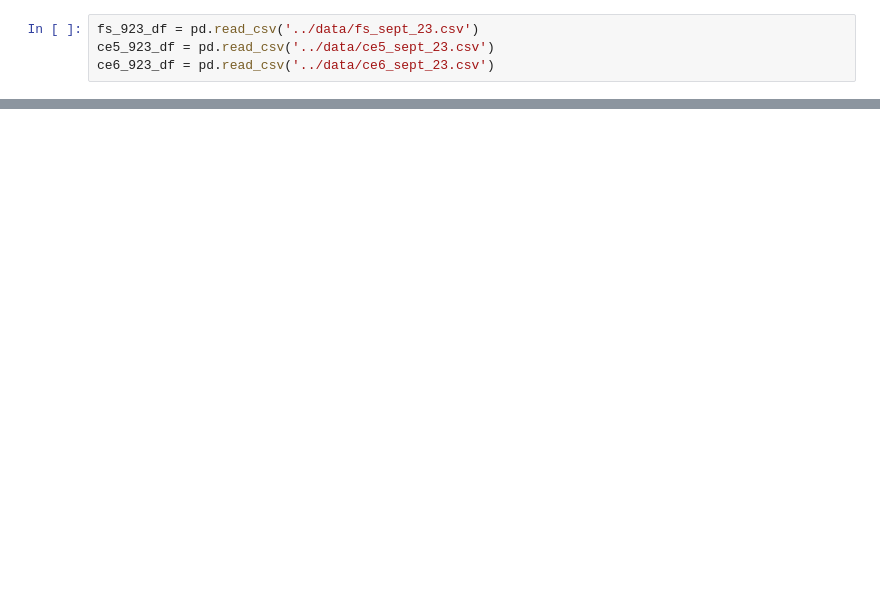
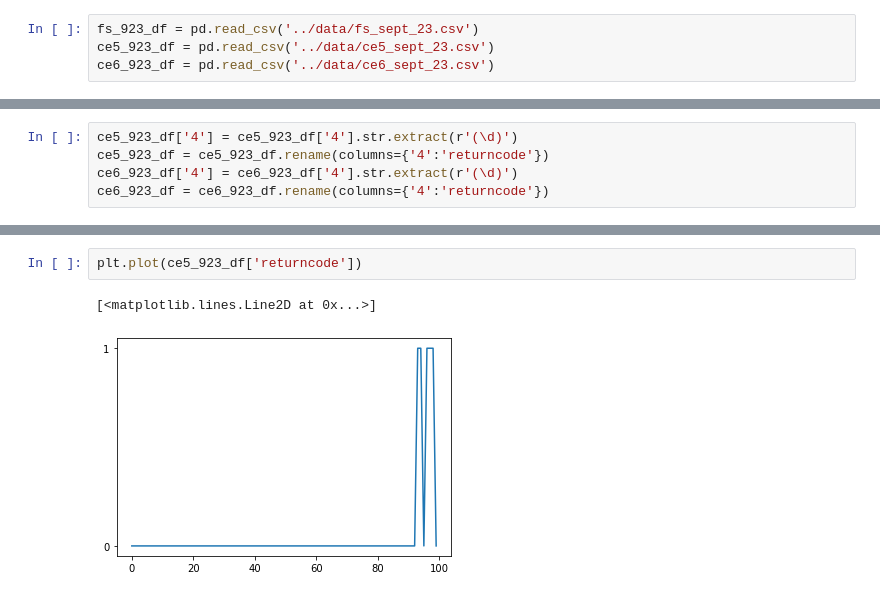
Before and after one commit to VahidehRasekhi/accre-sour_patch, a Jupyter notebook: notebooks/working2.ipynb, the cells around one changed output, grey strips where cells are left out. Cells and saved outputs as stored; diff of their text form; blank space fills up the shorter version.

```diff
--- a/notebooks/working2.ipynb
+++ b/notebooks/working2.ipynb
@@ -107,3 +44,8 @@ ce6_923_df[ce6_923_df['0'].str.match(r'2021-09-23 23')]
 | 95 | 2021-09-23 23:26:32.991057 | user 9204 | retry 0 | time 20.048691749572754 | returncode 1 | command ['/usr/bin/sbatch' | '/tmp/condor_g_scratch.0x55b43d14... |
 | 96 | 2021-09-23 23:44:26.108585 | user 9204 | retry 0 | time 6.029086351394653 | returncode 0 | command ['/usr/bin/sbatch' | '/tmp/condor_g_scratch.0x55b43d93... |
 | 97 | 2021-09-23 23:56:30.845851 | user 9204 | retry 0 | time 8.153744459152222 | returncode 0 | command ['/usr/bin/sbatch' | '/tmp/condor_g_scratch.0x55b43d77... |
+# %%
+ce5_923_df['4'] = ce5_923_df['4'].str.extract(r'(\d)')
+ce5_923_df = ce5_923_df.rename(columns={'4':'returncode'})
+ce6_923_df['4'] = ce6_923_df['4'].str.extract(r'(\d)')
+ce6_923_df = ce6_923_df.rename(columns={'4':'returncode'})
@@ -109,0 +94,5 @@ ce6_923_df[ce6_923_df['0'].str.match(r'2021-09-23 23')]
+# %%
+plt.plot(ce5_923_df['returncode'])
+# %% [output]
+[<matplotlib.lines.Line2D at 0x...>]
+[figure, added]
```
Also changed, not shown: parts of 17 cells of this notebook, 1 other file.
